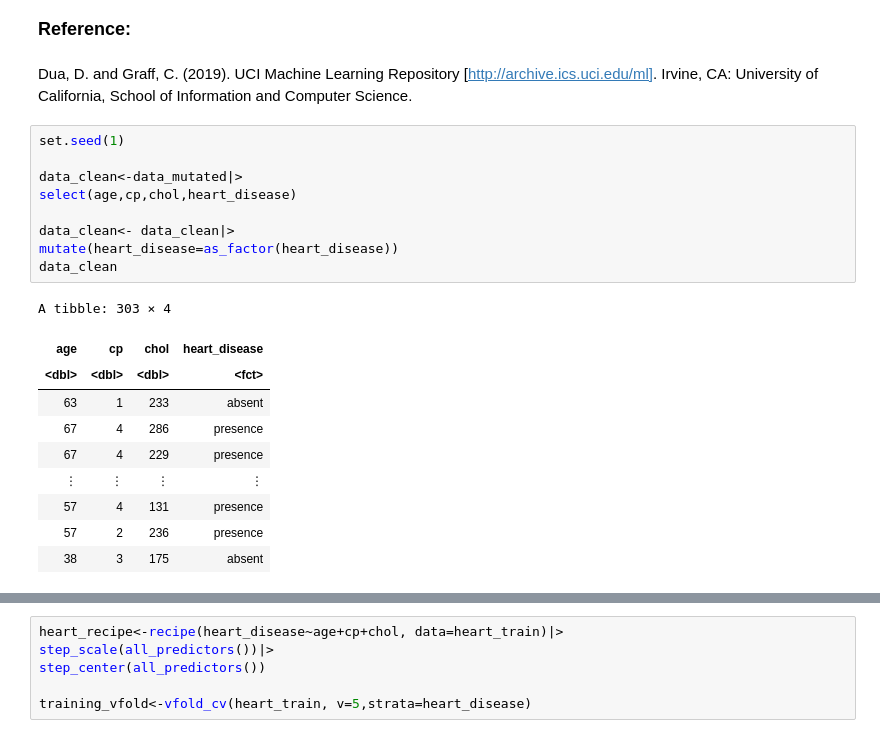
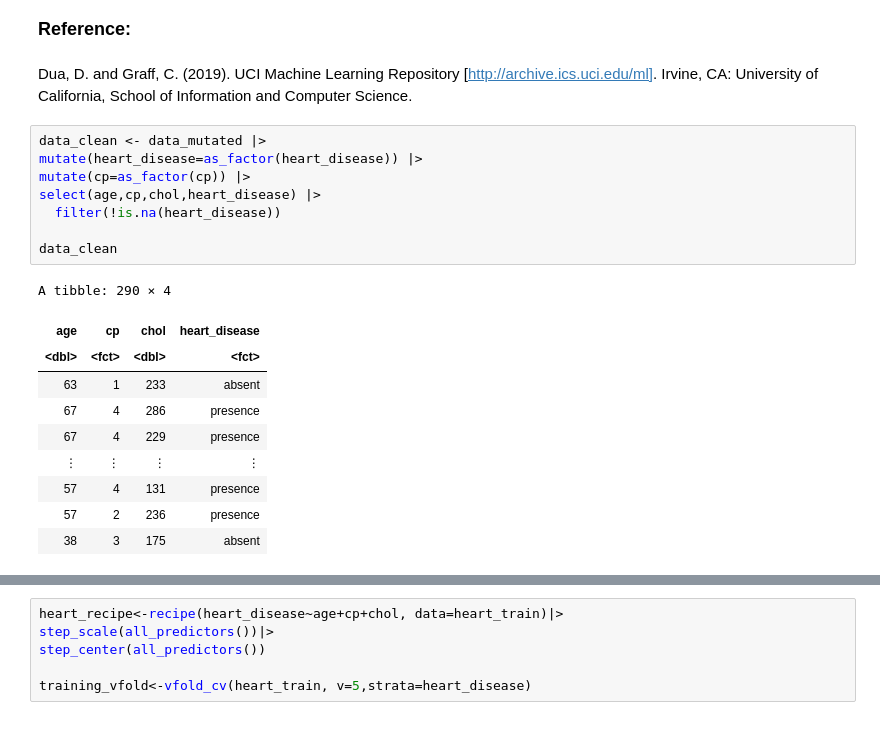
Before and after one commit to MilkyTeaxx/Final_project, a Jupyter notebook: Final_proj.ipynb, the cells around one changed output, grey strips where cells are left out. Drawn from its saved outputs; the diff is of its cells as text.

```diff
--- a/Final_proj.ipynb
+++ b/Final_proj.ipynb
@@ -127,18 +128,17 @@ Narrowing it down to see how a single variable affects the chance of getting hea
 <br>
 <br> Dua, D. and Graff, C. (2019). UCI Machine Learning Repository [http://archive.ics.uci.edu/ml]. Irvine, CA: University of California, School of Information and Computer Science.
 # %%
-set.seed(1)
+data_clean <- data_mutated |>
+mutate(heart_disease=as_factor(heart_disease)) |>
+mutate(cp=as_factor(cp)) |>
+select(age,cp,chol,heart_disease) |>
+  filter(!is.na(heart_disease))
 
-data_clean<-data_mutated|>
-select(age,cp,chol,heart_disease)
-
-data_clean<- data_clean|>
-mutate(heart_disease=as_factor(heart_disease))
 data_clean
 # %% [output]
-A tibble: 303 × 4
+A tibble: 290 × 4
 | age | cp | chol | heart_disease |
-| <dbl> | <dbl> | <dbl> | <fct> |
+| <dbl> | <fct> | <dbl> | <fct> |
 | 63 | 1 | 233 | absent |
 | 67 | 4 | 286 | presence |
 | 67 | 4 | 229 | presence |
```
Also changed, not shown: parts of 5 cells of this notebook.
